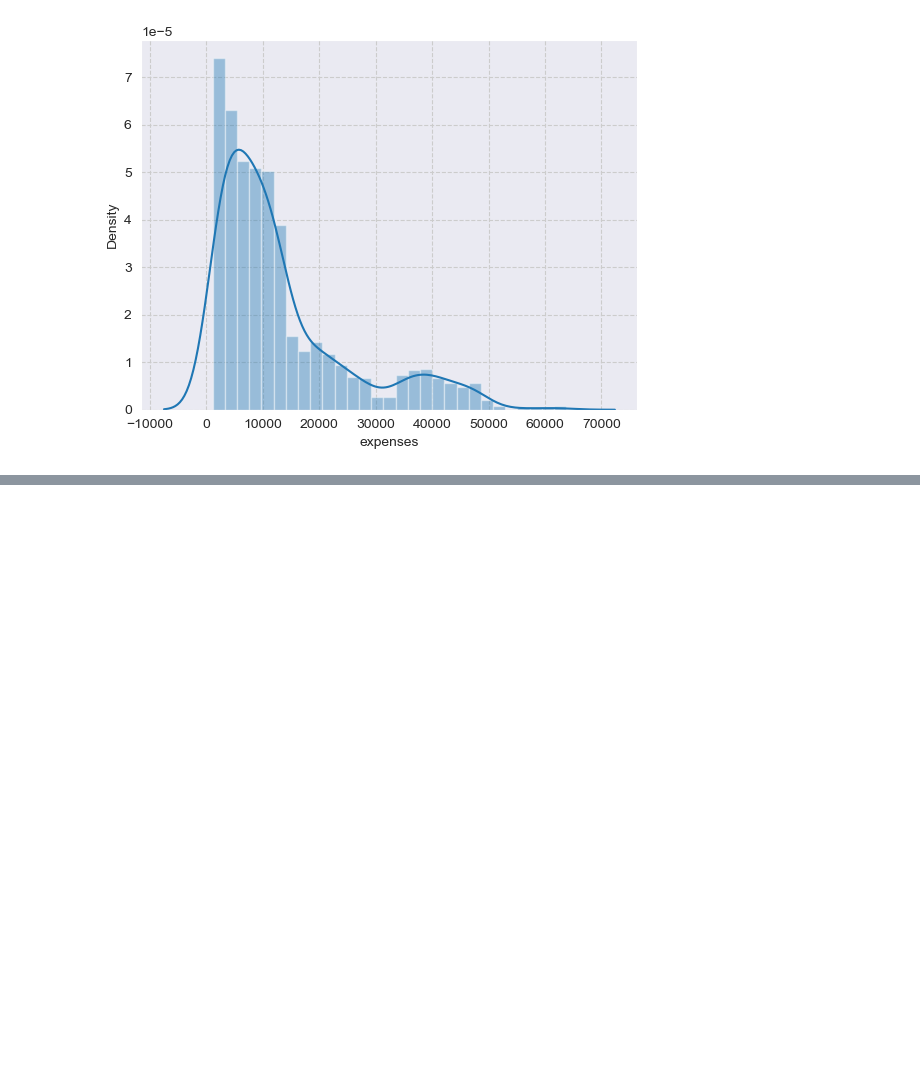
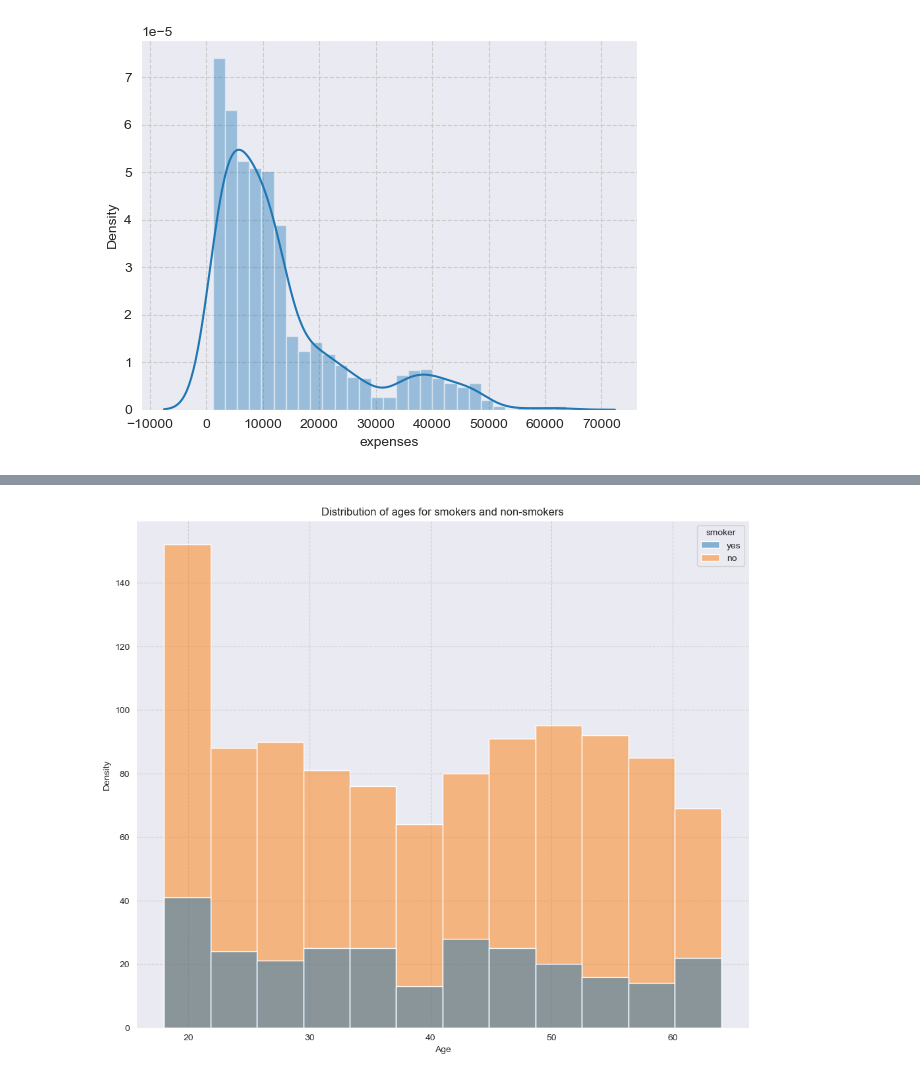
Before and after one commit to George-Mbugua/Predicting-Insurance-Premiums-A-Multiple-Linear-Regression-Model, a Jupyter notebook: Untitled-1.ipynb, the cells around one changed output, grey strips where cells are left out. Drawn from its saved outputs; the diff is of its cells as text; code cells hidden in the pictures; blank space fills up the shorter version.

```diff
--- a/Untitled-1.ipynb
+++ b/Untitled-1.ipynb
@@ -244,0 +279,10 @@ sns.distplot(insurance_data.expenses)
+# %%
+#Plotting age distribution for smokers and non-smokers
+fig = plt.figure(figsize=(12,10))
+sns.histplot(x='age', data=insurance_data, hue='smoker')
+plt.xlabel('Age')
+plt.ylabel('Density')
+plt.title('Distribution of ages for smokers and non-smokers')
+plt.show();
+# %% [output]
+[figure, added]
```
Also changed, not shown: parts of 29 cells of this notebook.
